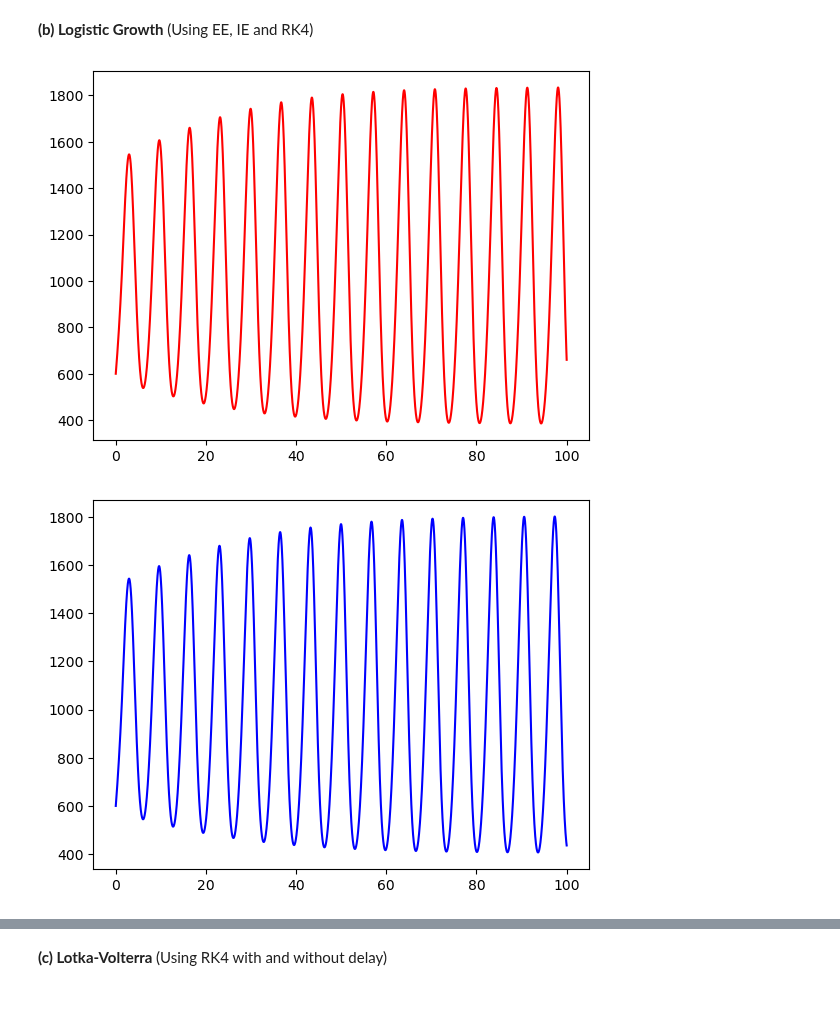
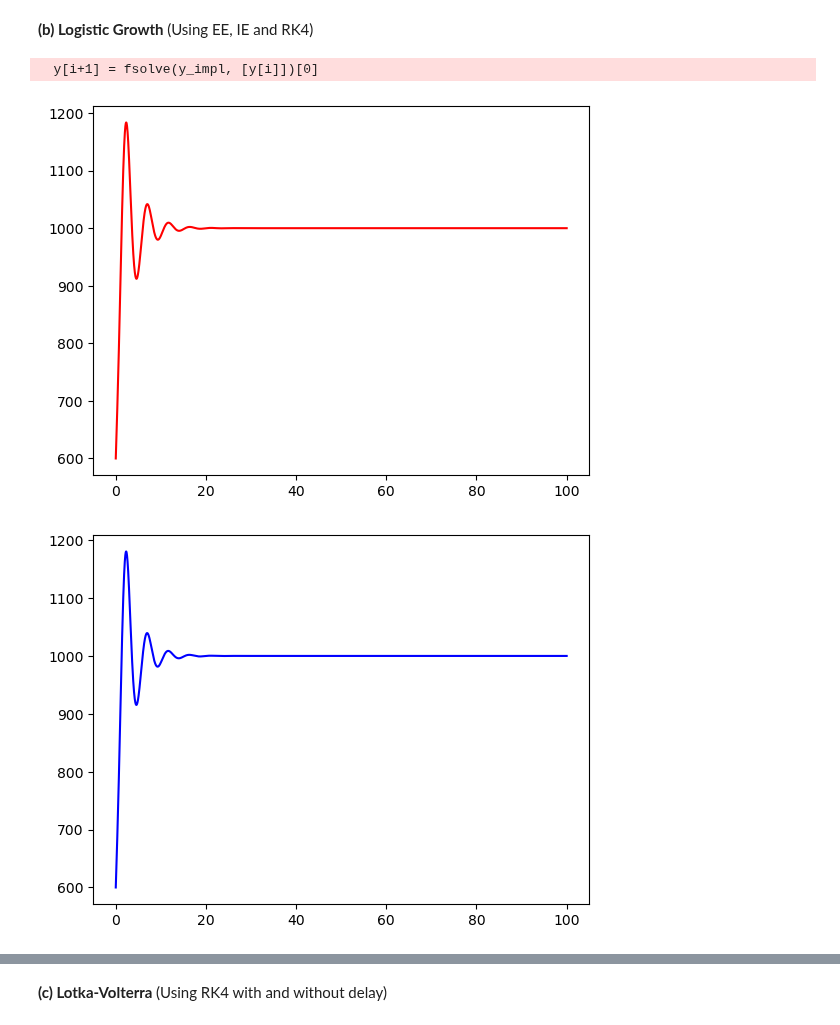
Before and after one commit to MartonBGyebnar/DDE_project, a Jupyter notebook: dde_numerical_methods.ipynb, the cells around one changed output, grey strips where cells are left out. Cells and saved outputs as stored; diff of their text form; code cells hidden in the pictures.

```diff
--- a/dde_numerical_methods.ipynb
+++ b/dde_numerical_methods.ipynb
@@ -201,17 +219,31 @@ import matplotlib.pyplot as plt
 
 a = 1
 t_0 = 0
-t_f = 30
-tau = np.pi / 2
+t_f = 20
+tau = 2
 N = 10**3
 
 h, t, y = Trapezoidal(simple(a), phi_0, t_0, t_f, tau, N, False)
 exact = simple_exact(a, t_0, t_f, tau, N)
 
+#dt = [dsimple(ti) for ti in t]
+#ddt = [d2simple(ti) for ti in t]
+
 plt.plot(t, exact, color='blue', label='exact')
+#plt.plot(t, dt, color='orange', label='first derivative')
+#plt.plot(t, ddt, color='red', label='second derivative')
 plt.plot(t, y, 'r--', label='Trapezoidal rule')
 plt.xlabel('t')
 plt.ylabel('y(t)')
 plt.legend()
+#plt.margins(0, 0)
+
+
+#plt.grid(True, which='both', linestyle=':', linewidth=0.6, color='gray')
+#for i in range(1, int(t_f) + 1):
+#    plt.axvline(x=i, color='grey', linestyle='--', linewidth=1.5, alpha=0.7)
+
+#plt.savefig("simple_2.pdf", bbox_inches='tight')
+
 #plt.plot(t, np.zeros(len(t)), color='black')
 # %% [output]
@@ -402,21 +434,22 @@ def phi_lg(t):
 # %%
 r = 1
 K = 1000
 t_0 = 0
 t_f = 100
-tau = np.pi / 2 + 0.1
+tau = 1
 N = 10**4
 
 h, t, y_ee = EE(Growth(r, K), phi_lg, t_0, t_f, tau, N, False)
 h, t, y_ie = IE(Growth(r, K), phi_lg, t_0, t_f, tau, N, False)
 h, t, y_rk4 = RK4(Growth(r, K), phi_lg, t_0, t_f, tau, N, False)
 
 plt.plot(t, y_ee, color='red', label='EE')
 plt.show()
 plt.plot(t, y_ie, color='blue', label='IE')
 plt.show()
 plt.plot(t, y_rk4, color='green', label='RK4')
 plt.show()
 # %% [output]
+  y[i+1] = fsolve(y_impl, [y[i]])[0]
-[figure, old version]
+[figure, new version]
-[figure, old version]
+[figure, new version]
```
Also changed, not shown: parts of 7 cells of this notebook.
